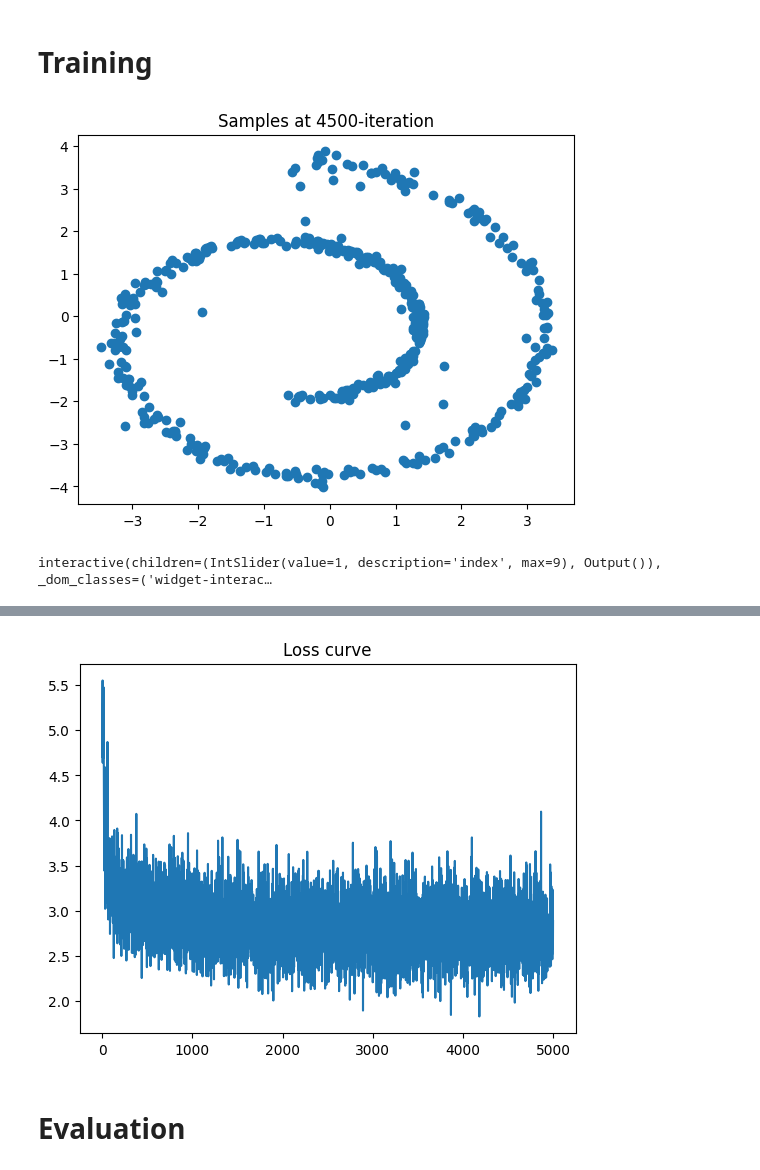
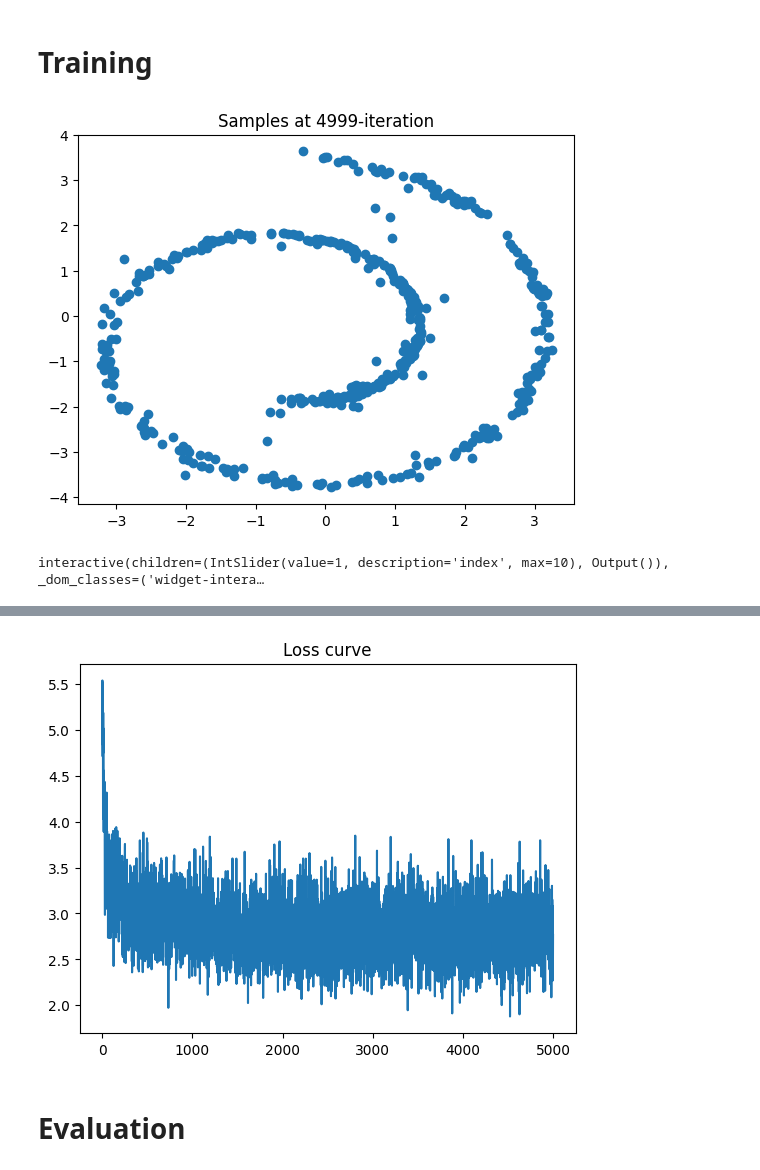
Before and after one commit to reproducepark/Diffusion-Assignment7-Flow, a Jupyter notebook: 2d_plot_fm_todo/fm_tutorial.ipynb, the cells around one changed output, grey strips where cells are left out. Cells and saved outputs as stored; diff of their text form; code cells hidden in the pictures.

```diff
--- a/2d_plot_fm_todo/fm_tutorial.ipynb
+++ b/2d_plot_fm_todo/fm_tutorial.ipynb
@@ -120,37 +118,48 @@ try:
         pbar.set_description(f"loss: {loss.item():.4f}")
 
         losses.append(loss.item())
 
         if step % 500 == 0:
             with torch.no_grad():
                 x0 = fm.sample(shape=(num_vis_particles, 2), ).cpu()
                 fig, ax = plt.subplots(1,1)
                 ax.scatter(x0[:,0], x0[:,1])
                 ax.set_title(f"Samples at {step}-iteration")
                 clear_output(wait=True)
                 plt.show()
                 img = figure2image(fig)
                 images.append(img)
 
+        if step == 4999:
+            with torch.no_grad():
+                x0 = fm.sample(shape=(num_vis_particles, 2), ).cpu()
+                fig, ax = plt.subplots(1,1)
+                ax.scatter(x0[:,0], x0[:,1])
+                ax.set_title(f"Samples at {step}-iteration")
+                clear_output(wait=True)
+                plt.show()
+                img = figure2image(fig)
+                images.append(img)
+
 except KeyboardInterrupt:
     pass
 finally:
     if len(images) > 0:
         slider = IntSlider(min=0, max=len(images)-1, step=1, value=1)
         output = Output()
         def display_image(index):
             with output:
                 output.clear_output(wait=True)
                 display(images[index])
         interact(display_image, index=slider)
         display(output)
         plt.plot(losses)
         plt.title("Loss curve")
 # %% [output]
-[figure, old version]
+[figure, new version]
-interactive(children=(IntSlider(value=1, description='index', max=9), Output()), _dom_classes=('widget-interac…
+interactive(children=(IntSlider(value=1, description='index', max=10), Output()), _dom_classes=('widget-intera…
 [interactive output not drawn]
-[figure, old version]
+[figure, new version]
 # %% [markdown]
 # Evaluation
 # %%
```
Also changed, not shown: parts of 2 cells of this notebook, 2 other files.
